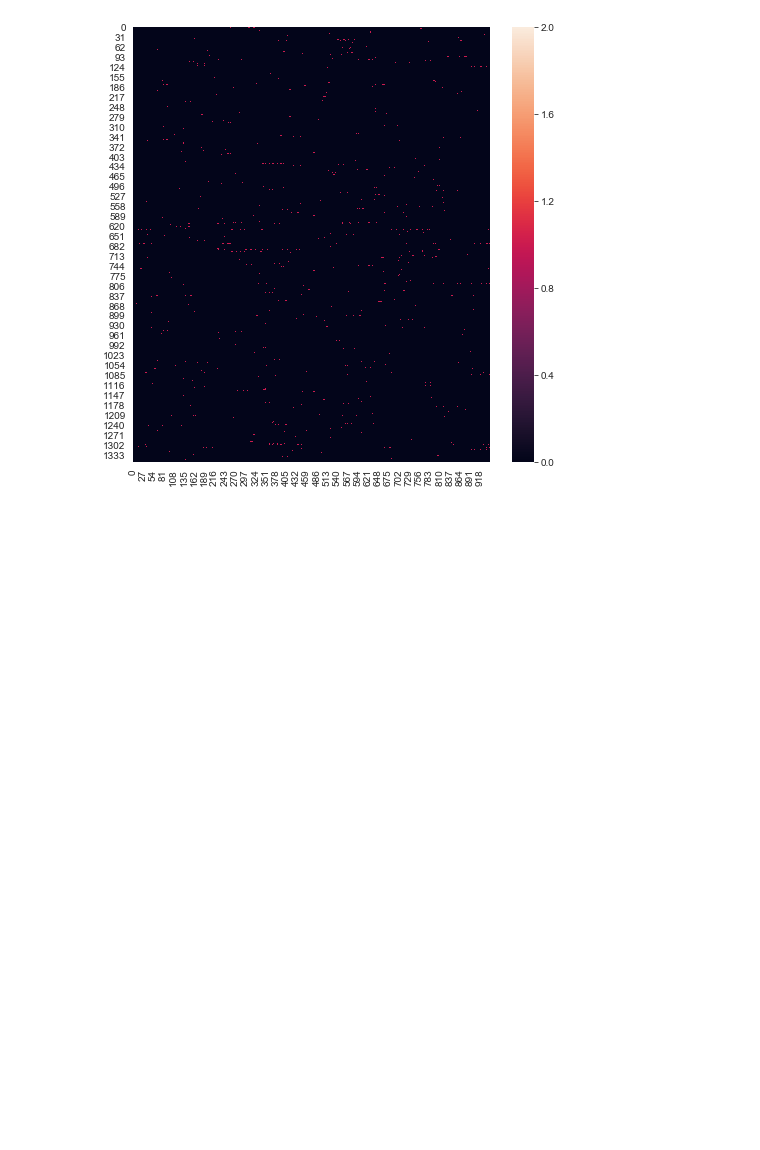
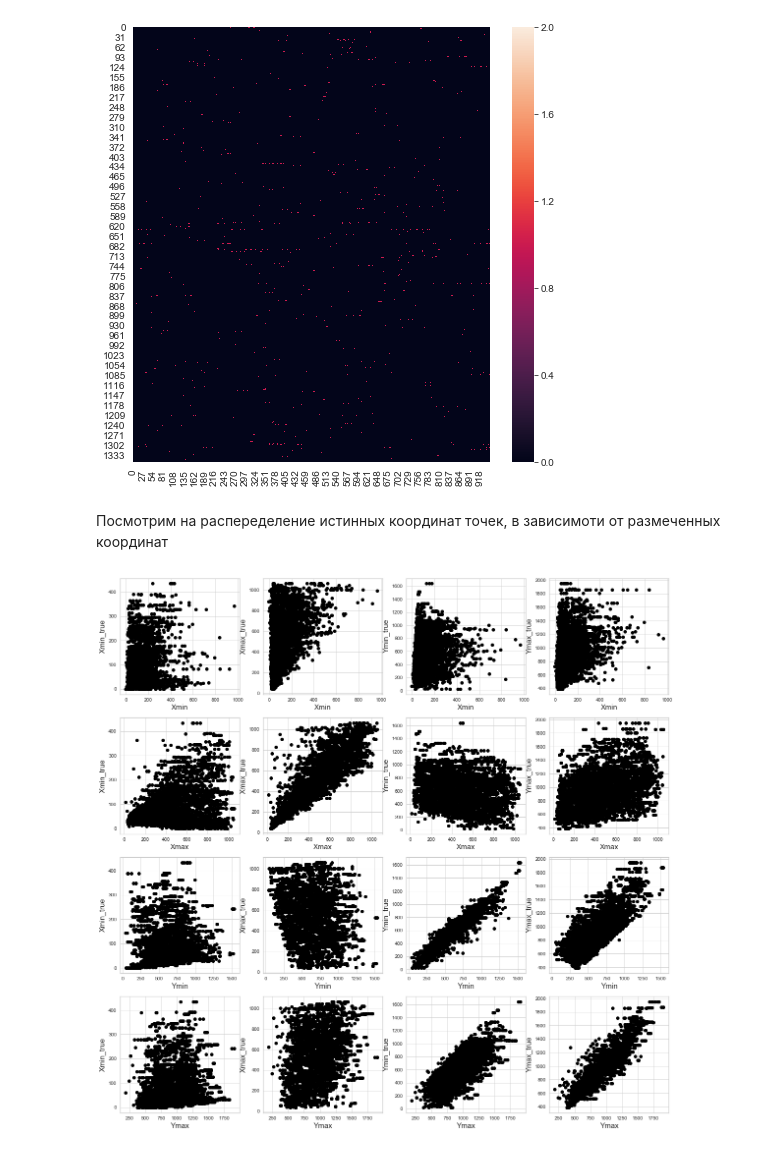
Before and after one commit to andreitsev/Competitions, a Jupyter notebook: ML Bootcamp Модератор Одноклассников.ipynb, the cells around one changed output. Cells and saved outputs as stored; diff of their text form; code cells hidden in the pictures; blank space fills up the shorter version.

```diff
--- a/ML Bootcamp Модератор Одноклассников.ipynb
+++ b/ML Bootcamp Модератор Одноклассников.ipynb
@@ -118,3 +212,16 @@ dtype: int64
 sns.heatmap(pd.crosstab(dat.userId[tr_indexes], dat.itemId[tr_indexes]).values);
 # %% [output]
 [figure]
+# %% [markdown]
+Посмотрим на распеределение истинных координат точек, в зависимоти от размеченных координат
+# %%
+fig, ax = plt.subplots(nrows=4, ncols=4, figsize=(20, 20))
+j = list(itertools.product([0, 1, 2, 3], [0, 1, 2, 3]))
+k = 0
+for taged_pos, true_pos in itertools.product(['Xmin', 'Xmax', 'Ymin', 'Ymax'], ['Xmin_true', 'Xmax_true', 'Ymin_true', 'Ymax_true']):
+    ax[j[k][0], j[k][1]].scatter(dat[taged_pos][tr_indexes], dat[true_pos][tr_indexes])
+    ax[j[k][0], j[k][1]].set_xlabel(taged_pos, fontsize=15);
+    ax[j[k][0], j[k][1]].set_ylabel(true_pos, fontsize=15);
+    k += 1
+# %% [output]
+[figure, added]
```
Also changed, not shown: parts of 21 cells of this notebook.
